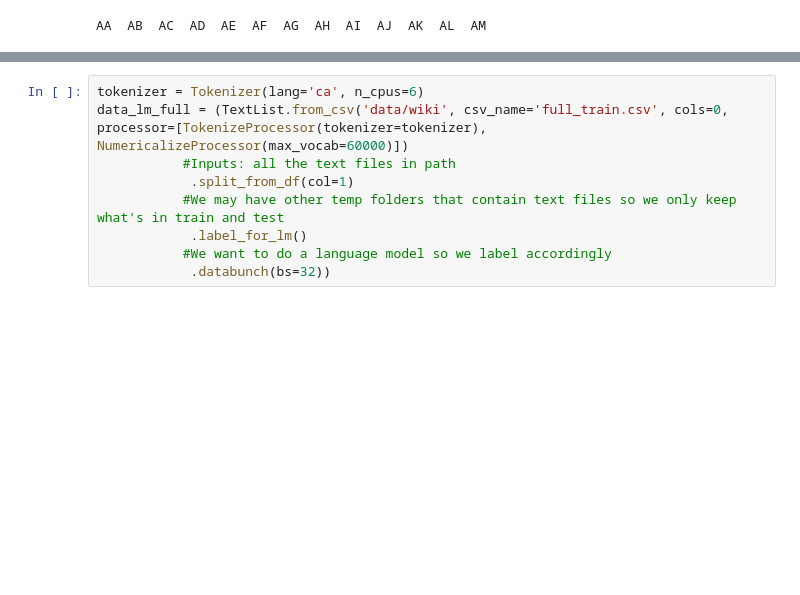
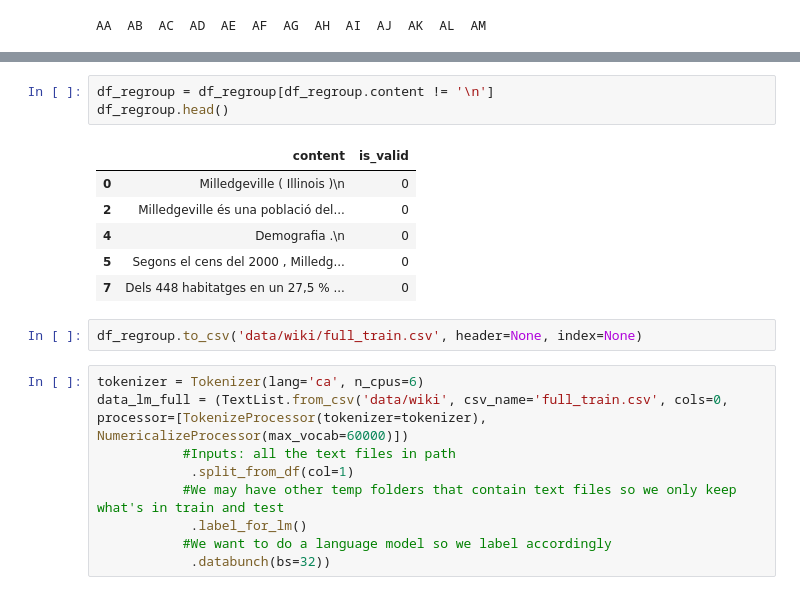
Before and after one commit to adriacabeza/DeepCatalan, a Jupyter notebook: CatalanULMFit.ipynb, the cells around one changed output, grey strips where cells are left out. Cells and saved outputs as stored; diff of their text form; blank space fills up the shorter version.

```diff
--- a/CatalanULMFit.ipynb
+++ b/CatalanULMFit.ipynb
@@ -128,3 +161,15 @@ df_regroup.to_csv('data/wiki/full_train.csv', header=None, index=None)
+# %%
+df_regroup = df_regroup[df_regroup.content != '\n']
+df_regroup.head()
+# %% [output]
+|  | content | is_valid |
+| 0 | Milledgeville ( Illinois )\n | 0 |
+| 2 | Milledgeville és una població del... | 0 |
+| 4 | Demografia .\n | 0 |
+| 5 | Segons el cens del 2000 , Milledg... | 0 |
+| 7 | Dels 448 habitatges en un 27,5 % ... | 0 |
+# %%
+df_regroup.to_csv('data/wiki/full_train.csv', header=None, index=None)
 # %%
 tokenizer = Tokenizer(lang='ca', n_cpus=6)
 data_lm_full = (TextList.from_csv('data/wiki', csv_name='full_train.csv', cols=0, processor=[TokenizeProcessor(tokenizer=tokenizer), NumericalizeProcessor(max_vocab=60000)])
```
Also changed, not shown: parts of 19 cells of this notebook, 2 other files.
